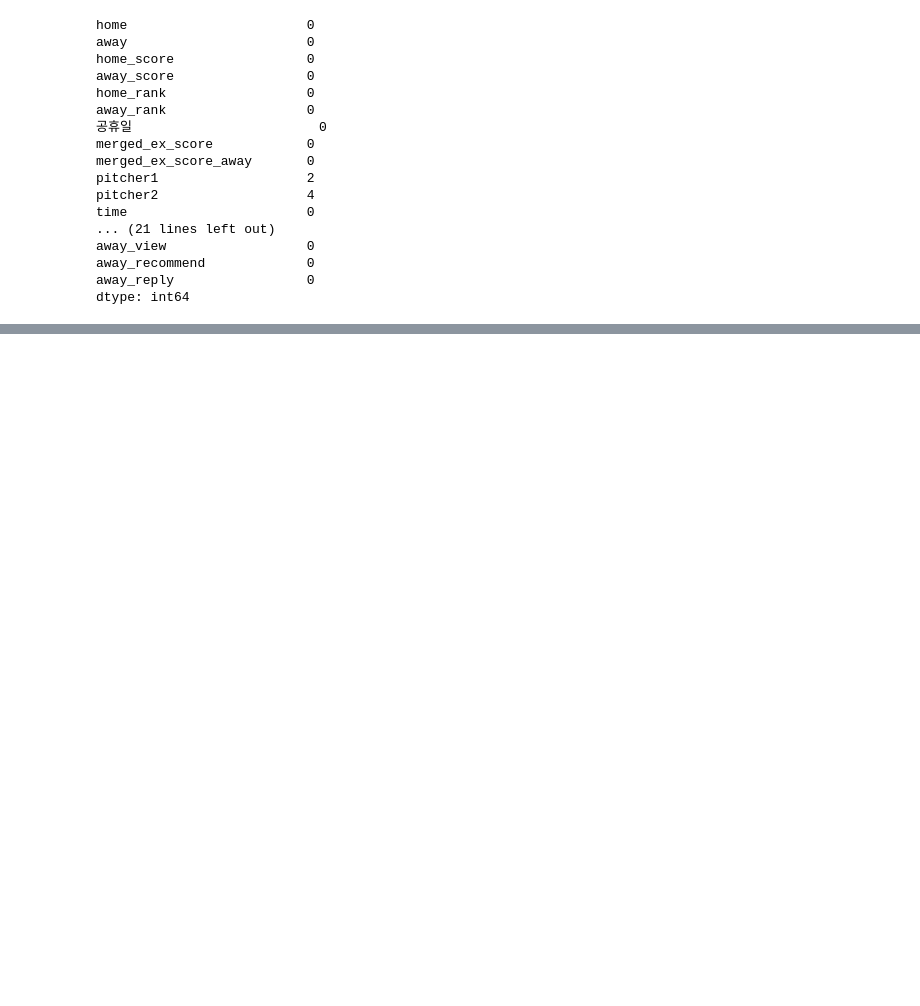
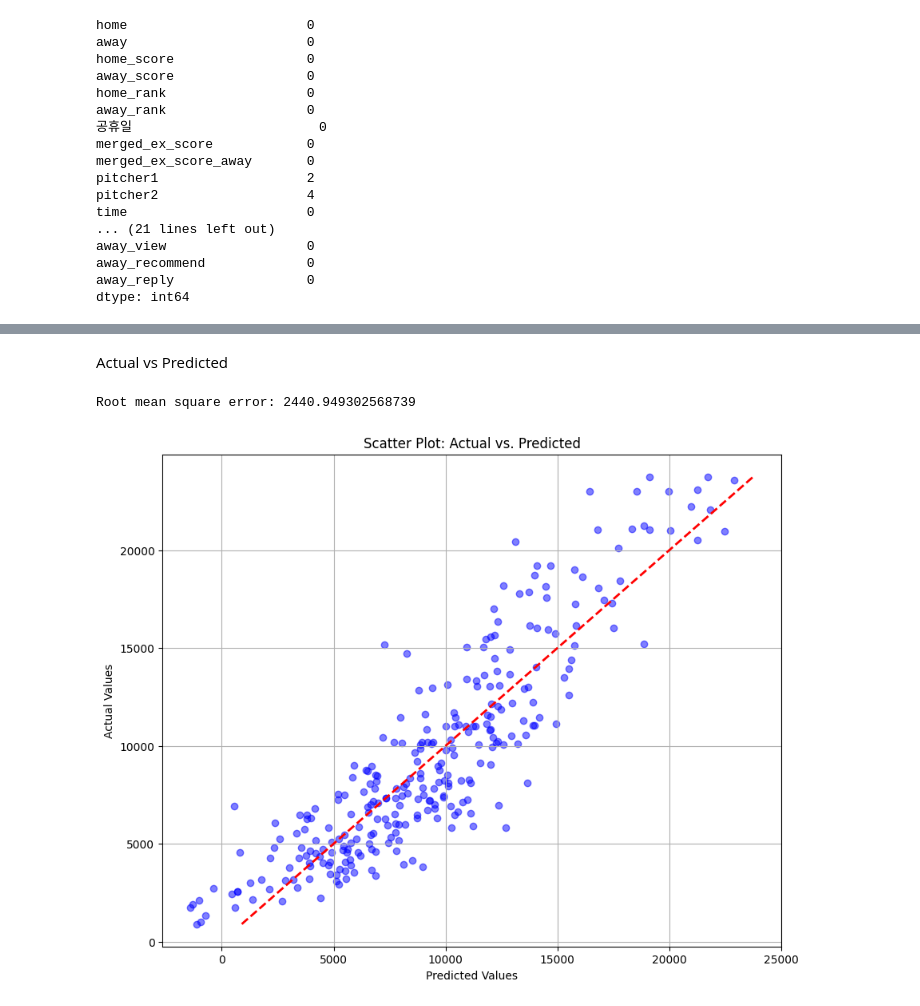
Before and after one commit to suganglive/kbo_attendance, a Jupyter notebook: after.ipynb, the cells around one changed output, grey strips where cells are left out. Drawn from its saved outputs; the diff is of its cells as text; code cells hidden in the pictures; blank space fills up the shorter version.

```diff
--- a/after.ipynb
+++ b/after.ipynb
@@ -81,0 +200,3 @@ dtype: int64
+# %%
+#all of numeric data
+df_numerics1 = df[numerics1]
@@ -81,0 +576,41 @@ dtype: int64
+# %% [markdown]
+Actual vs Predicted
+# %%
+import matplotlib.pyplot as plt
+
+# Assuming you have a DataFrame with columns 'actual' and 'predicted'
+# Replace the following line with your actual DataFrame or data
+df_total = df[total]
+
+y = df['attendance']
+x = df.drop(columns = 'attendance')
+
+x_dummies = pd.get_dummies(x, drop_first=True)
+
+scaler = MinMaxScaler()
+X = scaler.fit_transform(x_dummies)
+
+X_train,X_test,y_train,y_test = train_test_split(X,y,test_size=0.2,random_state=10)
+
+model = LinearRegression()
+model.fit(X_train, y_train)
+preds = model.predict(X_test)
+
+rmse = metrics.mean_squared_error(y_test,preds,squared=False)
+print(f'Root mean square error: {rmse}')
+
+
+#     return metrics.mean_squared_error(y_test,preds,squared=False)
+
+# Creating a scatter plot
+plt.figure(figsize=(10, 8))
+plt.scatter(y=y_test, x=preds, c='blue', alpha=0.5)
+plt.title('Scatter Plot: Actual vs. Predicted')
+plt.ylabel('Actual Values')
+plt.xlabel('Predicted Values')
+plt.grid(True)
+plt.plot([min(y_test), max(y_test)], [min(y_test), max(y_test)], linestyle='--', color='red', linewidth=2)  # y=x line
+plt.show()
+# %% [output]
+Root mean square error: 2440.949302568739
+[figure, added]
```
Also changed, not shown: parts of 44 cells of this notebook, 2 other files.
